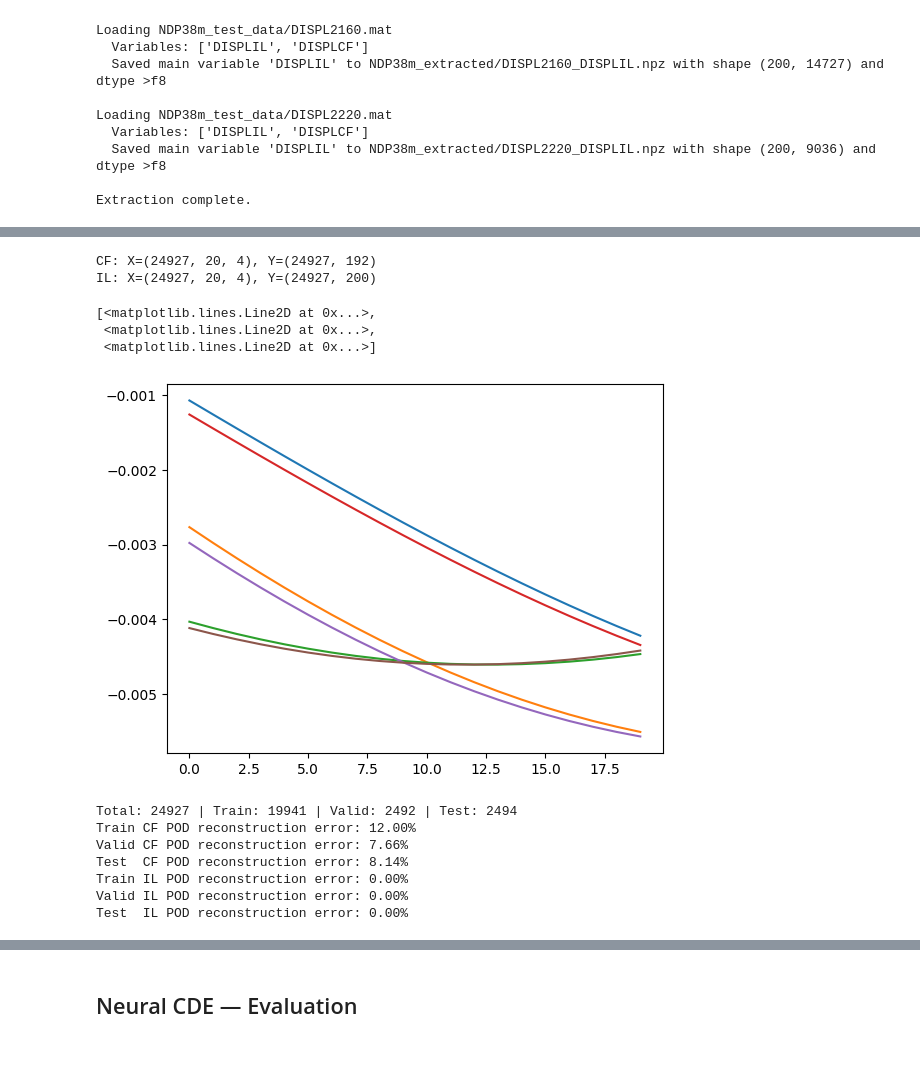
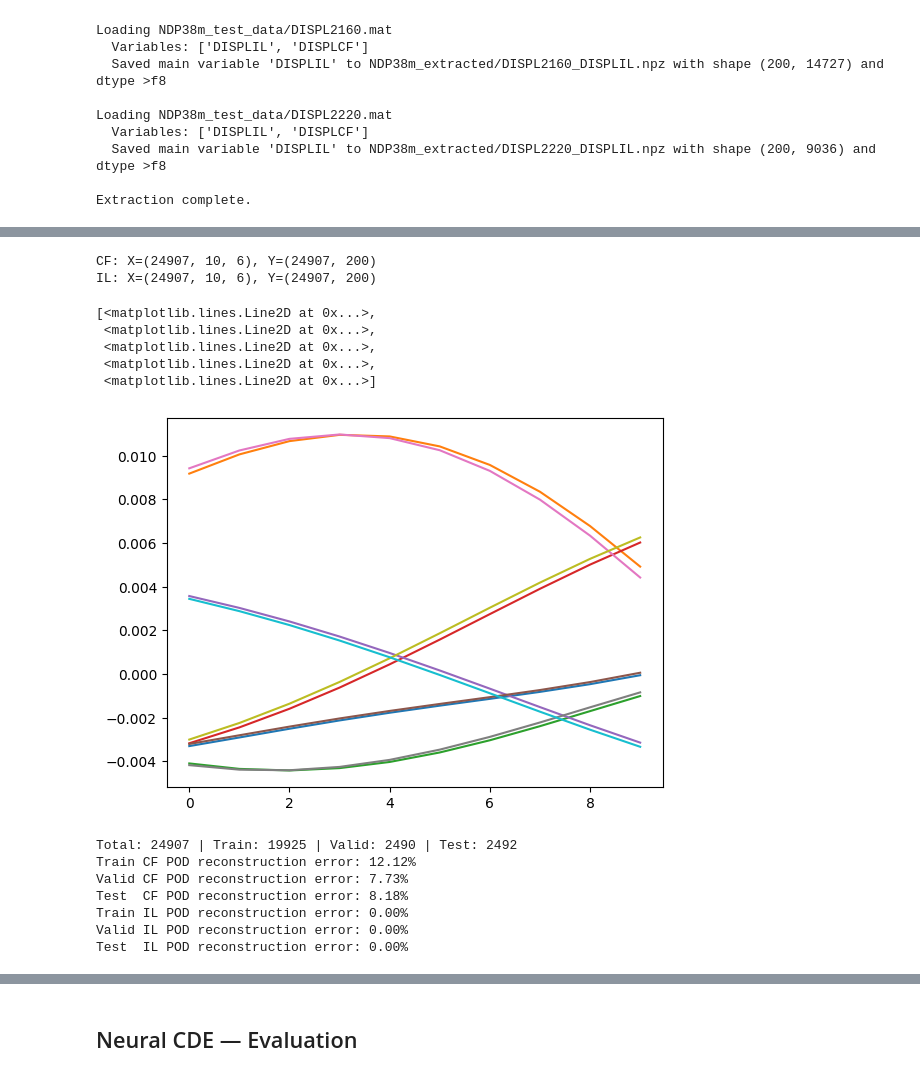
Before and after one commit to MarksandNTNU/NCD-ROM-PI, a Jupyter notebook: test_vivdata_diffrax.ipynb, the cells around one changed output, grey strips where cells are left out. Saved outputs shown, nothing was run; the diff lists cells and outputs as text; code cells hidden in the pictures.

```diff
--- a/test_vivdata_diffrax.ipynb
+++ b/test_vivdata_diffrax.ipynb
@@ -197,38 +191,40 @@ def create_sequences(data, lag_size, stride=1):
         lag_size: Number of timesteps in each sequence
         stride: Spacing between timesteps within each sequence (default: 1).
                 stride > 1 creates longer temporal windows with fewer samples.
                 Each sequence spans lag_size * stride timesteps.
     """
     data_with_time = np.hstack([data, np.linspace(0, 1, data.shape[0])[:, None]])
     # Each sequence spans lag_size * stride timesteps
     max_start_idx = data_with_time.shape[0] - lag_size * stride
     sequences = np.stack([data_with_time[i:i+lag_size*stride:stride] for i in range(max_start_idx + 1)])
     return sequences
 
-stride = 1
-lag = 20
+stride = 4
+lag = 10
 
 seq_cf = create_sequences(_df_cf, lag, stride = stride)
 seq_il = create_sequences(_df_il, lag, stride = stride)
 
 X_cf = seq_cf[:, :, sensor_location]
 Y_cf = seq_cf[:, -1, :-1]
 
 X_il = seq_il[:, :, sensor_location]
 Y_il = seq_il[:, -1, :-1]
 
 print(f"CF: X={X_cf.shape}, Y={Y_cf.shape}")
 print(f"IL: X={X_il.shape}, Y={Y_il.shape}")
 idx = np.random.choice(X_cf.shape[0], 1)[0]
 plt.plot(X_cf[idx,:,:-1])
 plt.plot(X_cf[idx+1,:,:-1])
 # %% [output]
-CF: X=(24927, 20, 4), Y=(24927, 192)
-IL: X=(24927, 20, 4), Y=(24927, 200)
+CF: X=(24907, 10, 6), Y=(24907, 200)
+IL: X=(24907, 10, 6), Y=(24907, 200)
 [<matplotlib.lines.Line2D at 0x...>,
  <matplotlib.lines.Line2D at 0x...>,
+ <matplotlib.lines.Line2D at 0x...>,
+ <matplotlib.lines.Line2D at 0x...>,
  <matplotlib.lines.Line2D at 0x...>]
-[figure, old version]
+[figure, new version]
 # %%
 from utils.models_diffrax import *
 from sklearn.utils.extmath import randomized_svd
@@ -247,6 +243,17 @@ valid_indices = all_indices[n_train:n_train + n_valid]
 test_indices  = all_indices[n_train + n_valid:]
 
 print(f"Total: {n_total} | Train: {n_train} | Valid: {n_valid} | Test: {n_test}")
+
+# Log dataset information to MLflow
+mlflow.log_param("dataset_total_samples", n_total)
+mlflow.log_param("dataset_train_samples", n_train)
+mlflow.log_param("dataset_valid_samples", n_valid)
+mlflow.log_param("dataset_test_samples", n_test)
+mlflow.log_param("train_split_ratio", split)
+mlflow.log_param("cf_shape", str(_df_cf.shape))
+mlflow.log_param("il_shape", str(_df_il.shape))
+mlflow.log_param("num_sensors", nsensors)
+mlflow.log_param("sensor_locations", str(sensor_location))
 
 # Split CF and IL data
 def split_data(X, Y, indices_dict):
@@ -270,6 +277,12 @@ def compute_pod_basis(Y_train, n_modes):
 
 V_cf, S_cf = compute_pod_basis(Y_cf_train, modes_cf)
 V_il, S_il = compute_pod_basis(Y_il_train, modes_il)
+
+# Log POD configuration
+mlflow.log_param("pod_modes_cf", modes_cf)
+mlflow.log_param("pod_modes_il", modes_il)
+mlflow.log_metric("cf_max_singular_value", float(S_cf[0]))
+mlflow.log_metric("il_max_singular_value", float(S_il[0]))
 
 # Project to POD space
 snapshots_train_cf_pod = Y_cf_train @ V_cf.T
@@ -312,10 +325,10 @@ recon_error(snapshots_train_il_pod, V_il, Y_il_train, "Train IL")
 recon_error(snapshots_valid_il_pod, V_il, Y_il_valid, "Valid IL")
 recon_error(snapshots_test_il_pod,  V_il, Y_il_test,  "Test  IL")
 # %% [output]
-Total: 24927 | Train: 19941 | Valid: 2492 | Test: 2494
-Train CF POD reconstruction error: 12.00%
-Valid CF POD reconstruction error: 7.66%
-Test  CF POD reconstruction error: 8.14%
+Total: 24907 | Train: 19925 | Valid: 2490 | Test: 2492
+Train CF POD reconstruction error: 12.12%
+Valid CF POD reconstruction error: 7.73%
+Test  CF POD reconstruction error: 8.18%
 Train IL POD reconstruction error: 0.00%
 Valid IL POD reconstruction error: 0.00%
 Test  IL POD reconstruction error: 0.00%
```
Also changed, not shown: parts of 27 cells of this notebook, 1 other file.
